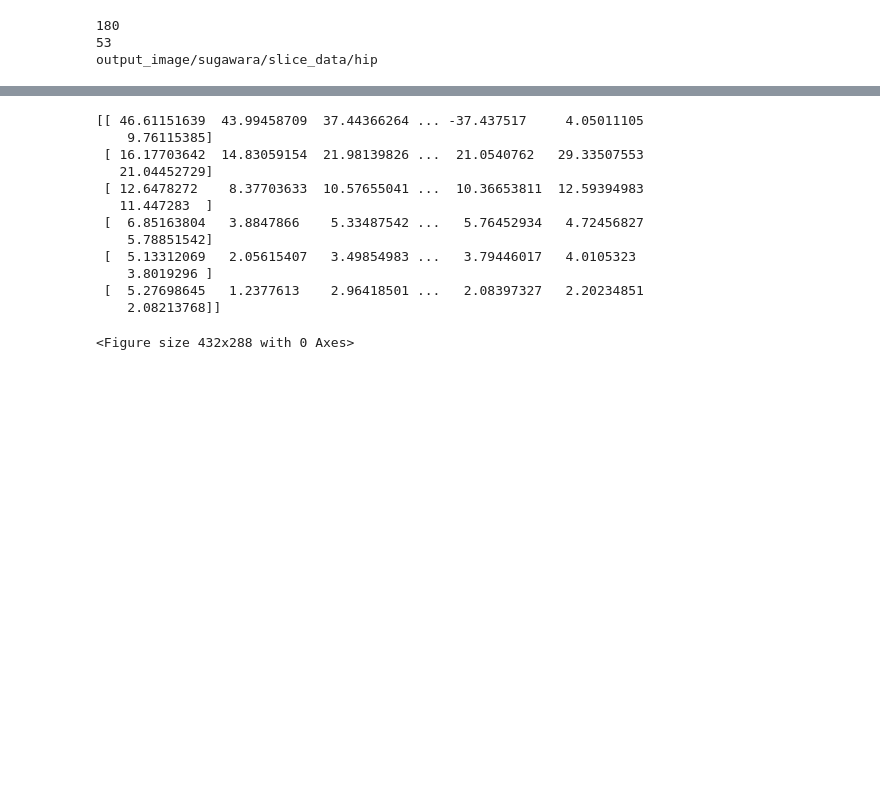
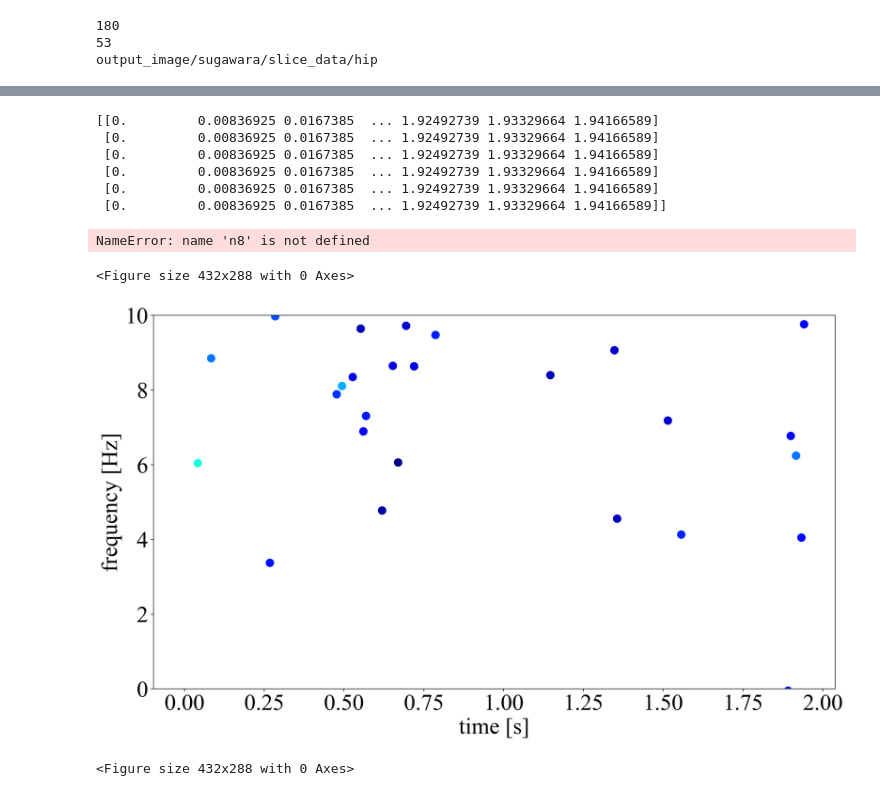
Before and after one commit to chudai8141/golf2, a Jupyter notebook: GolfMEMD/hht_calculation.ipynb, the cells around one changed output, grey strips where cells are left out. Drawn from its saved outputs; the diff is of its cells as text; code cells hidden in the pictures; blank space fills up the shorter version.

Commit message:
update hht_calculation.ipynb and main.py and, create plot.py using main.py plotting

```diff
--- a/GolfMEMD/hht_calculation.ipynb
+++ b/GolfMEMD/hht_calculation.ipynb
@@ -80,16 +70,32 @@ for i, result_memd in enumerate(result_memd_list):
 from hht import freq_amp_mean_norm
 freq_all_data, amp_norm_data = freq_amp_mean_norm(result_hilbert_list=resutl_hilbert_list)
 # %%
+from hht import create_spectrum_time
+frame = freq_all_data.shape[1]
+
+spectrum_time = create_spectrum_time(Nod=Nod, frame=frame, dt=dt)
+print(spectrum_time)
 # %% [output]
-[[ 46.61151639  43.99458709  37.44366264 ... -37.437517     4.05011105
-    9.76115385]
- [ 16.17703642  14.83059154  21.98139826 ...  21.0540762   29.33507553
-   21.04452729]
- [ 12.6478272    8.37703633  10.57655041 ...  10.36653811  12.59394983
-   11.447283  ]
- [  6.85163804   3.8847866    5.33487542 ...   5.76452934   4.72456827
-    5.78851542]
- [  5.13312069   2.05615407   3.49854983 ...   3.79446017   4.0105323
-    3.8019296 ]
- [  5.27698645   1.2377613    2.96418501 ...   2.08397327   2.20234851
-    2.08213768]]
+[[0.         0.00836925 0.0167385  ... 1.92492739 1.93329664 1.94166589]
+ [0.         0.00836925 0.0167385  ... 1.92492739 1.93329664 1.94166589]
+ [0.         0.00836925 0.0167385  ... 1.92492739 1.93329664 1.94166589]
+ [0.         0.00836925 0.0167385  ... 1.92492739 1.93329664 1.94166589]
+ [0.         0.00836925 0.0167385  ... 1.92492739 1.93329664 1.94166589]
+ [0.         0.00836925 0.0167385  ... 1.92492739 1.93329664 1.94166589]]
+# %%
+from plot import plot
+
+plot(
+    spectrum_time=spectrum_time,
+    freq_all_data=freq_all_data,
+    amp_all_data=amp_norm_data,
+    Nod=Nod,
+    frame=frame,
+    joint_name=set_joint['j_name'],
+    select_data=select_data['select_data'],
+    save_path=user.save_path
+)
+# %% [output]
+NameError: name 'n8' is not defined
+<Figure size 432x288 with 0 Axes>
+[figure, added]
```
Also changed, not shown: parts of 2 cells of this notebook, 2 other files.
